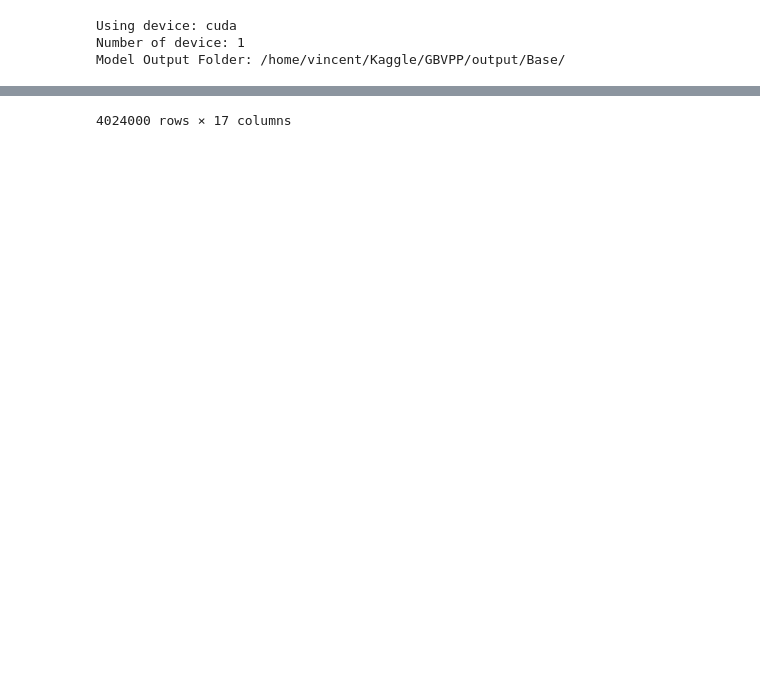
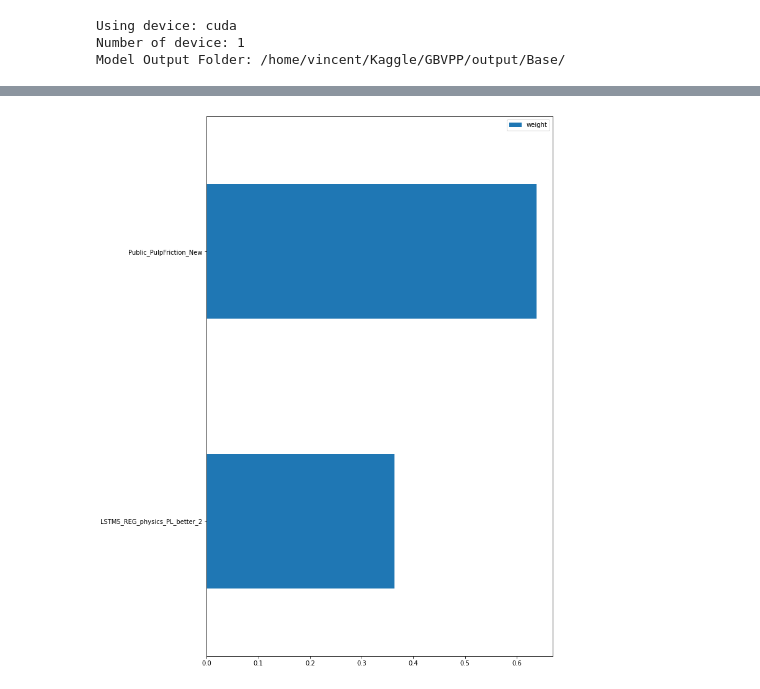
Before and after one commit to ZiyueWang25/GBVPP, a Jupyter notebook: notebook/Ensemble.ipynb, the cells around one changed output, grey strips where cells are left out. Cells and saved outputs as stored; diff of their text form; code cells hidden in the pictures; blank space fills up the shorter version.

Commit message:
new ensemble + no big MAE loss cases - 4 hours

```diff
--- a/notebook/Ensemble.ipynb
+++ b/notebook/Ensemble.ipynb
@@ -41,0 +53,17 @@ pressure_unique = np.load("/home/vincent/Kaggle/GBVPP/input/pressure_unique.npy"
+# %%
+sub_all = None
+for key, sub_file in tqdm(subs.items()):
+    train[key] = 0
+    tmp = pd.read_csv(sub_file)
+    if sub_all is None:
+        sub_all = tmp[["id","pressure"]].copy()
+        sub_all["pressure"] = 0
+
+    for fold in range(5):
+        if "Public_PulpFriction_New" == key:
+            train.loc[train.query(f"fold=={fold}").index, key] = np.load(f'../output/{key}/oof{fold}.npy').flatten()
+        else:
+            train.loc[train.query(f"fold=={fold}").index, key] = torch.load(f'../output/{key}/Fold_{fold}_best_model.pth')['valid_preds'].flatten()
+        sub_all[key+f"_{fold}"] = tmp[f"preds_fold{fold}"]
+    sub_all[key] = smart_avg(sub_all[[key+f"_{f}" for f in range(5)]],axis=1)
+    sub_all[key] = sub_all[key].apply(transform_p)
@@ -42,38 +122,29 @@ pressure_unique = np.load("/home/vincent/Kaggle/GBVPP/input/pressure_unique.npy"
 # %%
-sub_all = None
-for key, sub_file in tqdm(subs.items()):
-    train[key] = 0
-    tmp = pd.read_csv(sub_file)
-    if sub_all is None:
-        sub_all = tmp[["id","pressure"]].copy()
-        sub_all["pressure"] = 0
+# weight optimization here .....
+model_cols = list(subs.keys())
+sci_opt_preds = train[model_cols + ["pressure","u_out","fold"]].copy()
+X = sci_opt_preds[model_cols].values
+print(model_cols, sci_opt_preds.shape)
+def get_score(weights, oof=sci_opt_preds):
+    weights = np.array(weights)
+    oof["prediction"] = (weights * X).sum(axis=1)
+    oof["prediction"] = transform_pv(oof["prediction"])
+    return oof.groupby("fold").apply(lambda df: cal_mae_metric(df["pressure"],df["prediction"],1-df["u_out"])).mean()
 
-    for fold in range(5):
-        if "Public_PulpFriction" == key:
-            train.loc[train.query(f"fold=={fold}").index, key] = np.load(f'../output/{key}/oof{fold}.npy').flatten()
-        else:
-            train.loc[train.query(f"fold=={fold}").index, key] = torch.load(f'../output/{key}/Fold_{fold}_best_model.pth')['valid_preds'].flatten()
-        sub_all[key+f"_{fold}"] = tmp[f"preds_fold{fold}"]
-
-train["pressure_smart"] = smart_avg(train[list(subs.keys())], axis=1)
-train["pressure_smart"] = train["pressure_smart"].map(lambda x: pressure_unique[np.abs(pressure_unique-x).argmin()])
-CVs = train.groupby("fold").apply(lambda df: cal_mae_metric(df["pressure"],df["pressure_smart"],1-df["u_out"]))
-CV = np.mean(CVs)
-print("Ensemble CV Median: Mean {:.4f}, std {:.4f}".format(np.mean(CVs), np.std(CVs)))
-
-for fold in tqdm(range(5)):
-    sub_keys = [key+f"_{fold}" for key in subs.keys()]
-    test_fold_pred = smart_avg(sub_all[sub_keys], axis=1)
-    sub_fold = sub_all[["id"]].copy()
-    sub_fold[f'preds_fold{fold}'] = test_fold_pred
-    sub_fold[f'preds_fold{fold}'] = sub_fold[f'preds_fold{fold}'].map(lambda x: pressure_unique[np.abs(pressure_unique-x).argmin()])
-    sub_fold.to_csv(ensemble_folder + f"/test_fold{fold}.csv",index=False)
-
-preds_cols = [key+f"_{i}"  for key in subs.keys() for i in range(5)]
-sub_all["pressure"] = smart_avg(sub_all[preds_cols], axis=1)
-sub_all["pressure"] = sub_all["pressure"].map(lambda x: pressure_unique[np.abs(pressure_unique-x).argmin()])
-sub_all.to_csv(ensemble_folder + f"/sub_all_{CV*1e5:.0f}.csv")
-sub_all[["id","pressure"]].to_csv(ensemble_folder + f"/submission_{CV*1e5:.0f}.csv",index=False)
-print(sub_all.shape, train.shape)
-sub_all
+tol = 1e-10
+init_guess = [1 / len(model_cols)] * len(model_cols)
+bnds = [(-1, 1) for _ in range(len(model_cols))]
+print('Inital Blend OOF: {:.6f}'.format(-get_score(init_guess)))
+res_scipy = minimize(fun = get_score,
+                    x0 = init_guess,
+                    method = 'Nelder-Mead',
+                    bounds = bnds,
+                    tol = tol)
+print('Optimised Blend OOF: {:.6f}'.format(-res_scipy.fun))
+sci_cv_score = -res_scipy.fun
+print('-' * 70)
+for n, key in enumerate(model_cols):
+    print(f'{key:40s} Optimised Weights:', res_scipy.x[n])
+ws = res_scipy.x
+pd.DataFrame(dict(zip(model_cols,ws)),index=["weight"]).T.plot(kind="barh",figsize=(10,16))
 # %% [output]
@@ -115 +158 @@ Total:    4024000
-4024000 rows × 17 columns
+[figure, added]
```
Also changed, not shown: parts of 17 cells of this notebook, 6 other files.
